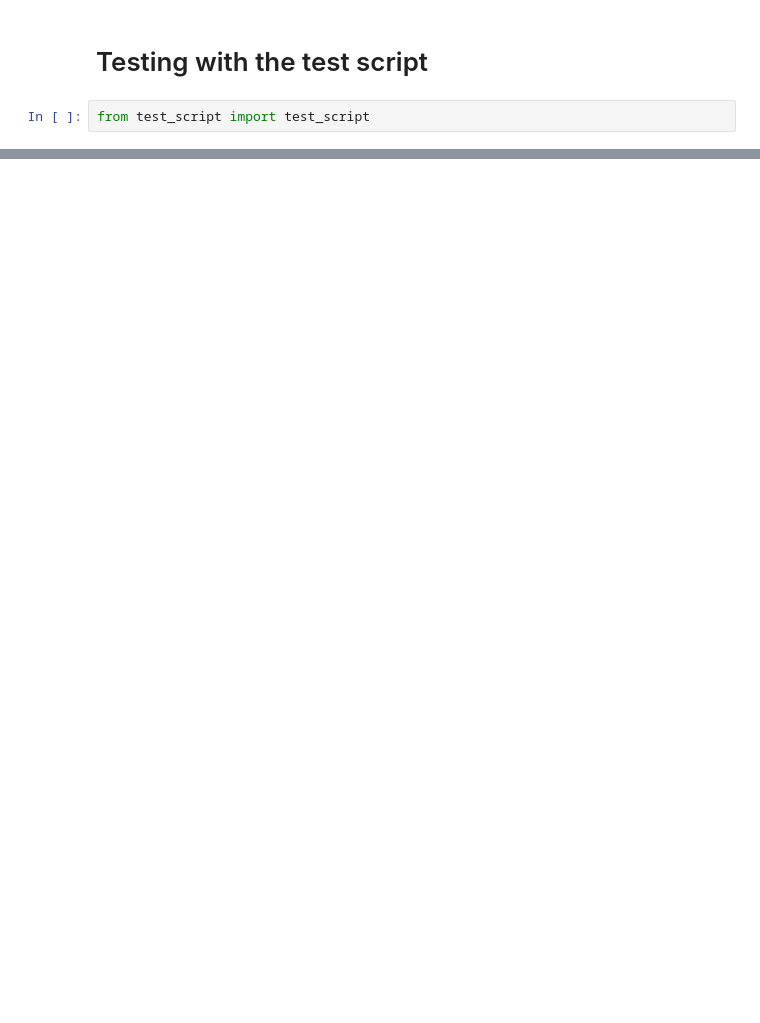
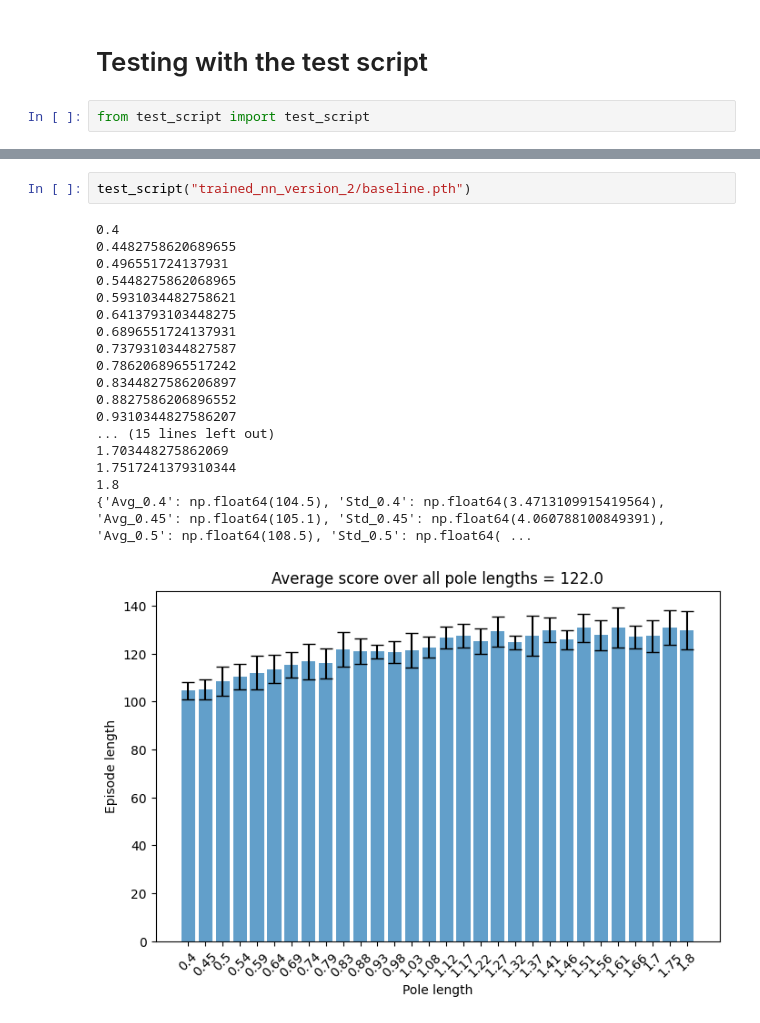
Before and after one commit to HippolyteLC/intro_rl_assignment_3, a Jupyter notebook: version_2_strategies_implementations.ipynb, the cells around one changed output, grey strips where cells are left out. Drawn from its saved outputs; the diff is of its cells as text; blank space fills up the shorter version.

```diff
--- a/version_2_strategies_implementations.ipynb
+++ b/version_2_strategies_implementations.ipynb
@@ -1021,0 +1587,21 @@ TypeError: test_script() takes 0 positional arguments but 1 was given
+# %%
+test_script("trained_nn_version_2/baseline.pth")
+# %% [output]
+0.4
+0.4482758620689655
+0.496551724137931
+0.5448275862068965
+0.5931034482758621
+0.6413793103448275
+0.6896551724137931
+0.7379310344827587
+0.7862068965517242
+0.8344827586206897
+0.8827586206896552
+0.9310344827586207
+... (15 lines left out)
+1.703448275862069
+1.7517241379310344
+1.8
+{'Avg_0.4': np.float64(104.5), 'Std_0.4': np.float64(3.4713109915419564), 'Avg_0.45': np.float64(105.1), 'Std_0.45': np.float64(4.060788100849391), 'Avg_0.5': np.float64(108.5), 'Std_0.5': np.float64( ...
+[figure, added]
```
Also changed, not shown: parts of 16 cells of this notebook, 7 other files.
